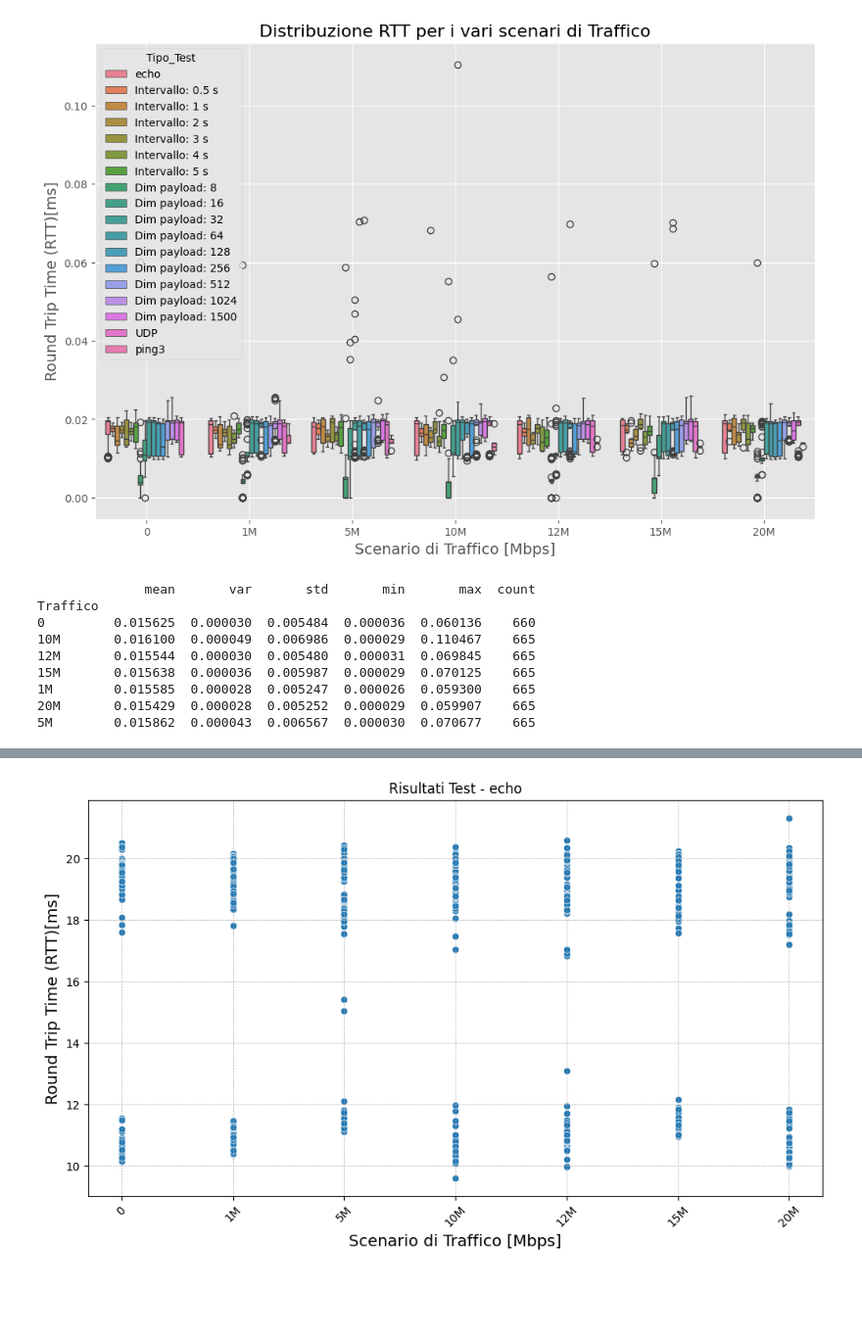
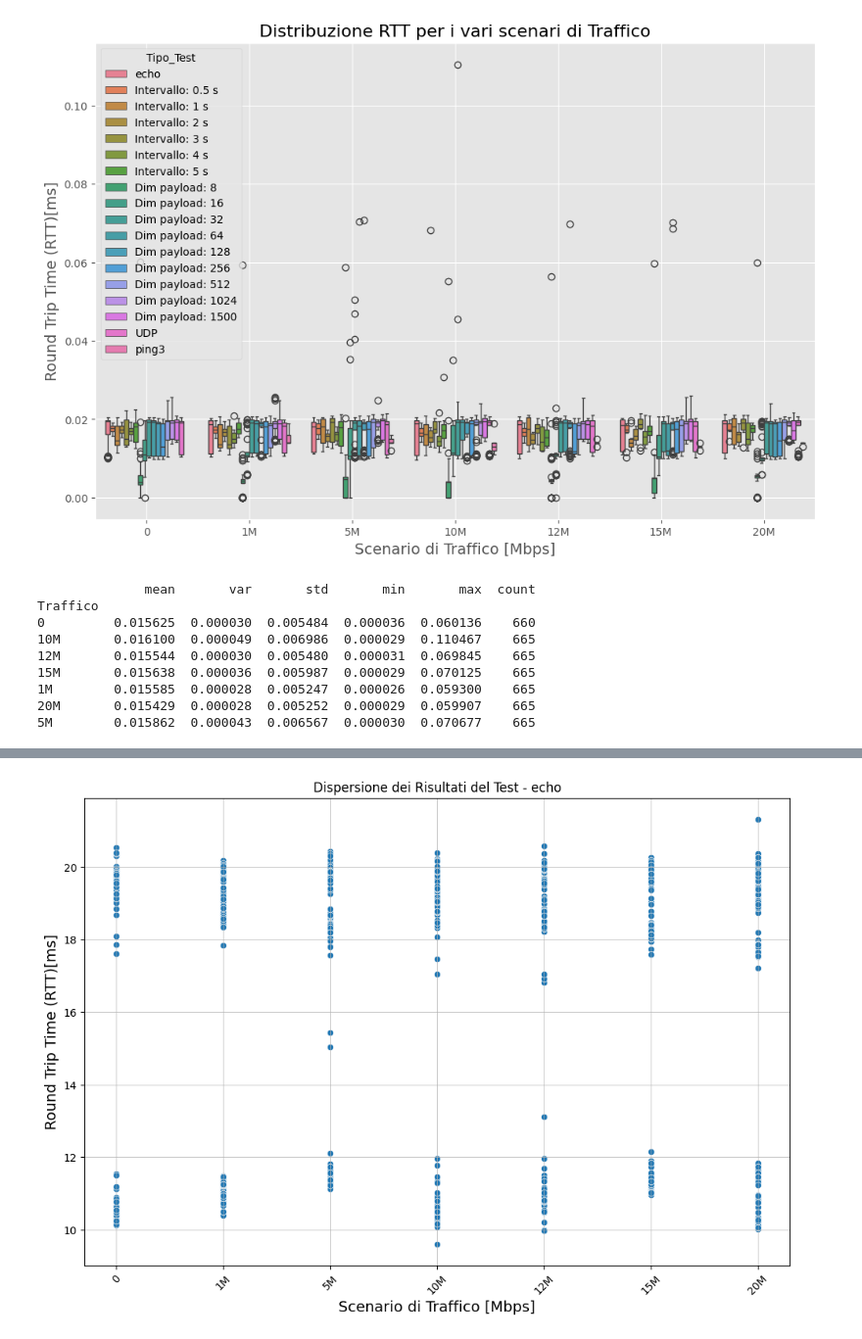
Before and after one commit to enricobrum/Tesi, a Jupyter notebook: Dati_Raccolti/09_08_2024/Analisi_Istanti.ipynb, the cells around one changed output, grey strips where cells are left out. Shown at 98% size. Cells and saved outputs as stored; diff of their text form; code cells hidden in the pictures; blank space fills up the shorter version.

Commit message:
Sviluppo programmi di test finali client e server

```diff
--- a/Dati_Raccolti/09_08_2024/Analisi_Istanti.ipynb
+++ b/Dati_Raccolti/09_08_2024/Analisi_Istanti.ipynb
@@ -173,58 +173,109 @@ print(stats)
 # Creare il grafico a dispersione
 plt.figure(figsize=(12, 8))
 sns.scatterplot(data=df, x='Traffico', y='RTT', hue='Tipo_Test', s=100)
-
 # Personalizzare gli assi
 plt.xlabel('Scenario di Traffico [Mbps]', fontsize=14)
+plt.gca().yaxis.set_major_formatter(FuncFormatter(y_fmt))
 plt.ylabel('Round Trip Time (RTT) [ms]', fontsize=14)
 plt.title('Confronto RTT in base allo scenario di Traffico', fontsize=16)
-
 # Abilitare la griglia
 plt.grid(True)
-
 # Mostrare il grafico
 plt.show()
 
 # Creare il box plot per la distribuzione del RTT
 plt.figure(figsize=(12, 8))
-sns.boxplot(data=df, x='Traffico', y='RTT', hue='Tipo_Test')
+sns.boxplot(data=df, x='Traffico', y='RTT', hue='Tipo_Test',showfliers=False)
 plt.xlabel('Scenario di Traffico [Mbps]', fontsize=14)
+plt.gca().yaxis.set_major_formatter(FuncFormatter(y_fmt))
 plt.ylabel('Round Trip Time (RTT)[ms]', fontsize=14)
-plt.title('Distribuzione RTT per i vari scenari di Traffico', fontsize=16)
-
-
+plt.title('Distribuzione RTT per i vari scenari di Traffico', fontsize=18)
 # Abilitare la griglia
 plt.grid(True)
-
 # Mostrare il grafico
 plt.show()
-tipo_test=['echo','Intervallo: 0.5 s','Intervallo: 1 s','Intervallo: 2 s','Intervallo: 3 s','Intervallo: 4 s','Intervallo: 5 s','ping','UDP']
+
+stats = df.groupby(['Tipo_Test'])['RTT'].agg(['mean', 'var','std','min','max','count'])
+print(stats.to_latex())
+tipo_test=['echo','ping','UDP']
 for tipo in tipo_test:
     dati_filtrati = df[df['Tipo_Test'] == tipo]
-    plt.figure(figsize=(10, 6))
+    plt.figure(figsize=(12, 8))
     sns.scatterplot(x='Traffico', y='RTT', data=dati_filtrati)
-    plt.title(f'Risultati Test - {tipo}')
+    plt.title(f'Dispersione dei Risultati del Test - {tipo}')
     plt.xlabel('Scenario di Traffico [Mbps]', fontsize=14)
     plt.ylabel('Round Trip Time (RTT)[ms]', fontsize=14)
     plt.xticks(rotation=45)
-    plt.tight_layout()
     plt.gca().yaxis.set_major_formatter(FuncFormatter(y_fmt))
-    plt.grid(True, which='both', linestyle='--', linewidth=0.5)
+    plt.grid(True, which='both', linewidth=0.5)
+    plt.show()
+    plt.figure(figsize=(12,8))
+    sns.boxplot(x='Traffico', y='RTT', data=dati_filtrati, showfliers=False)
+    plt.title(f'Distribuzione dei Risultati del Test - {tipo}')
+    plt.xlabel('Scenario di Traffico [Mbps]', fontsize=14)
+    plt.ylabel('Round Trip Time (RTT)[ms]', fontsize=14)
+    plt.xticks(rotation=45)
+    plt.gca().yaxis.set_major_formatter(FuncFormatter(y_fmt))
+    plt.grid(True, which='both', linewidth=0.5)
     plt.show()
 
+tipo_int=['Intervallo: 0.5 s','Intervallo: 1 s','Intervallo: 2 s','Intervallo: 3 s','Intervallo: 4 s','Intervallo: 5 s']
+tipo_dim=['Dim payload: 8','Dim payload: 16','Dim payload: 32','Dim payload: 64','Dim payload: 128','Dim payload: 256','Dim payload: 512','Dim payload: 1024','Dim payload: 1500']
+dfapp=df
 for tipo in tipo_test:
-    dati_filtrati = df[df['Tipo_Test'] != tipo]
-    df=dati_filtrati
-plt.figure(figsize=(10, 6))
+        intervalli = dfapp[dfapp['Tipo_Test'] != tipo]
+        dfapp=intervalli
+for tipo_dim_app in tipo_dim:
+        intervalli = dfapp[dfapp['Tipo_Test'] != tipo_dim_app]
+        dfapp=intervalli
+print(intervalli)
+
+
+plt.figure(figsize=(12, 8))
+sns.scatterplot(x='Tipo_Test', y='RTT', hue='Traffico', data=intervalli)
+plt.title('Dispersione dei Risultati dei Test con pacchetti ad intervalli regolari')
+plt.xlabel('Intervallo di tempo utilizzato tra i messaggi [s]', fontsize=14)
+plt.ylabel('Round Trip Time (RTT)[ms]', fontsize=14)
+plt.xticks(rotation=45)
+plt.gca().yaxis.set_major_formatter(FuncFormatter(y_fmt))
+plt.grid(True, which='both', linewidth=0.5)
+plt.show()
+plt.figure(figsize=(12,8))
+sns.boxplot(x='Tipo_Test', y='RTT',hue='Traffico', data=intervalli, showfliers=False)
+plt.title(f'Distribuzione dei Risultati dei Test con pacchetti ad intervalli regolari')
+plt.xlabel('Intervallo di tempo utilizzato tra i messaggi [s]', fontsize=14)
+plt.ylabel('Round Trip Time (RTT)[ms]', fontsize=14)
+plt.xticks(rotation=45)
+plt.gca().yaxis.set_major_formatter(FuncFormatter(y_fmt))
+plt.grid(True, which='both', linewidth=0.5)
+plt.show()
+
+
+dfapp=df
+for tipo in tipo_test:
+        dati_filtrati = dfapp[dfapp['Tipo_Test'] != tipo]
+        dfapp=dati_filtrati
+for tipo_int_app in tipo_int:
+        dati_filtrati = dfapp[dfapp['Tipo_Test'] != tipo_int_app]
+        dfapp=dati_filtrati
+plt.figure(figsize=(12, 8))
 sns.scatterplot(x='Tipo_Test', y='RTT', hue='Traffico',data=dati_filtrati)
-plt.title(f'Risultati Test - Variazione del Payload')
+plt.title('Dispersione dei Risultati dei Test con Variazione del Payload')
 plt.xlabel('Dimensione del pacchetto TCP [Byte]', fontsize=14)
 plt.ylabel('Round Trip Time (RTT)[ms]', fontsize=14)
 plt.xticks(rotation=45)
-plt.tight_layout()
 plt.gca().yaxis.set_major_formatter(FuncFormatter(y_fmt))
 plt.grid(True, which='both', linestyle='--', linewidth=0.5)
 plt.show()
+plt.figure(figsize=(12,8))
+sns.boxplot(x='Tipo_Test', y='RTT', hue='Traffico',data=dati_filtrati, showfliers=False)
+plt.title('Distribuzione dei risultati dei Test con Variazione dei Payload')
+plt.xlabel('Dimensione del pacchetto TCP [Byte]', fontsize=14)
+plt.ylabel('Round Trip Time (RTT)[ms]', fontsize=14)
+plt.xticks(rotation=45)
+plt.gca().yaxis.set_major_formatter(FuncFormatter(y_fmt))
+plt.grid(True, which='both', linewidth=0.5)
+plt.show()
 # %% [output]
               mean       var       std       min       max  count
 Traffico
@@ -240 +308 @@ Traffico
-[figure, old version]
+[figure, new version]
```
Also changed, not shown: parts of 1 cell of this notebook.
